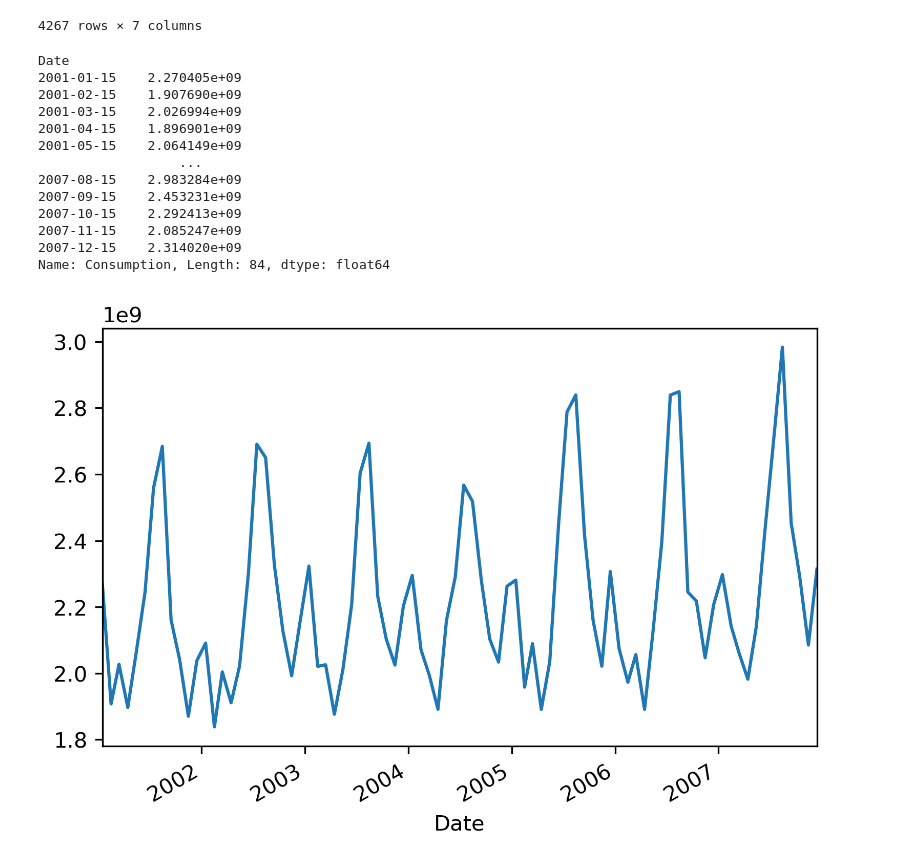
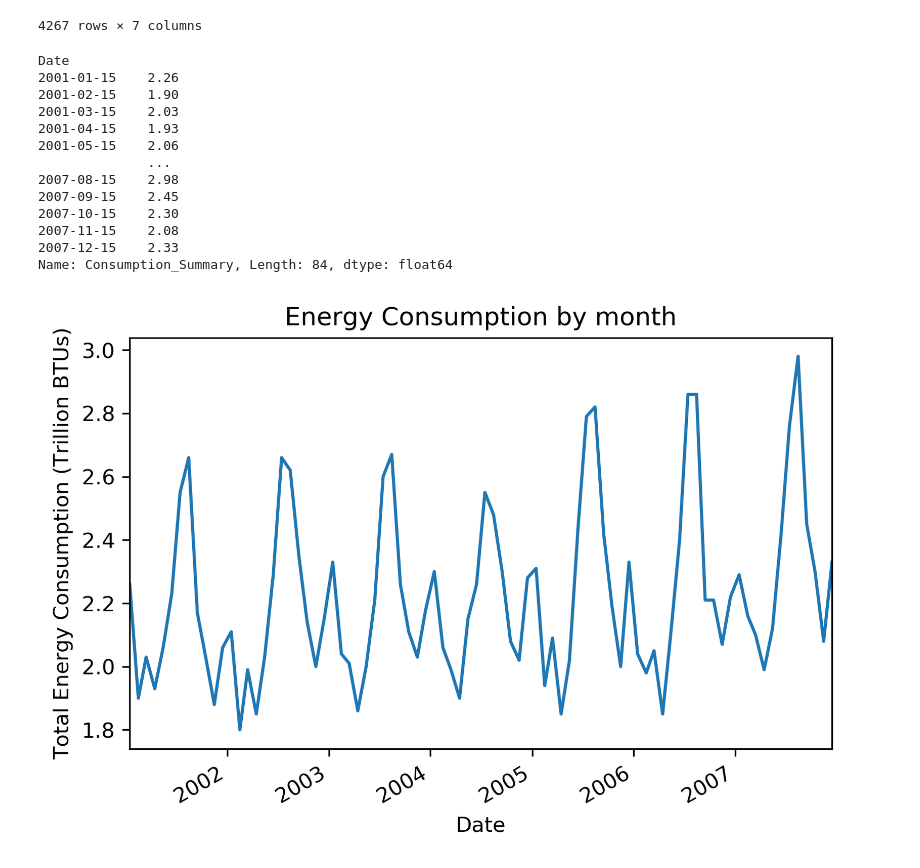
Before and after one commit to Siraj2493/Project-1, a Jupyter notebook: Energy_tTest.ipynb, the cells around one changed output. Saved outputs shown, nothing was run; the diff lists cells and outputs as text; code cells hidden in the pictures.

Commit message:
updated energy plots

```diff
--- a/Energy_tTest.ipynb
+++ b/Energy_tTest.ipynb
@@ -36,27 +36,29 @@ combined_df
 | 4265 | 2007 | 11 | Wyoming | 34.868 | 534876 | 43628693.0 | 2007-11-15 |
 | 4266 | 2007 | 12 | Wyoming | 19.632 | 534876 | 46434571.0 | 2007-12-15 |
 4267 rows × 7 columns
+# %%
+combined_df['Consumption_Summary'] = round(combined_df['Consumption']/1000000000,2)
 # %%
-consumption = combined_df.groupby('Date')['Consumption'].sum()
+consumption = combined_df.groupby('Date')['Consumption_Summary'].sum()
 consumption
 # %% [output]
 Date
-2001-01-15    2.270405e+09
-2001-02-15    1.907690e+09
-2001-03-15    2.026994e+09
-2001-04-15    1.896901e+09
-2001-05-15    2.064149e+09
-                  ...
-2007-08-15    2.983284e+09
-2007-09-15    2.453231e+09
-2007-10-15    2.292413e+09
-2007-11-15    2.085247e+09
-2007-12-15    2.314020e+09
-Name: Consumption, Length: 84, dtype: float64
+2001-01-15    2.26
+2001-02-15    1.90
+2001-03-15    2.03
+2001-04-15    1.93
+2001-05-15    2.06
+              ...
+2007-08-15    2.98
+2007-09-15    2.45
+2007-10-15    2.30
+2007-11-15    2.08
+2007-12-15    2.33
+Name: Consumption_Summary, Length: 84, dtype: float64
 # %%
-ax = consumption.plot(kind = 'line')
+ax = consumption.plot(kind = 'line',title = "Energy Consumption by month")
+ax.set_ylabel('Total Energy Consumption (Trillion BTUs)')
 
-ax.figure.savefig(f'Images/Energy line Plot.png', dpi=300)
-# type(consumption)
+ax.figure.savefig(f'Images/Energy Comsumption by month.png', dpi=300)
 # %% [output]
-[figure, old version]
+[figure, new version]
```
Also changed, not shown: parts of 2 cells of this notebook, 3 other files.
